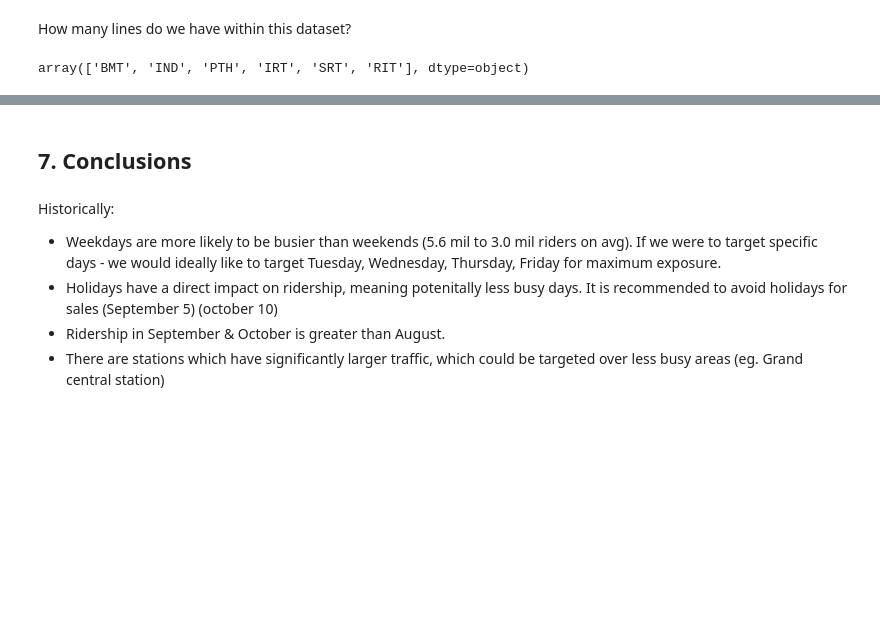
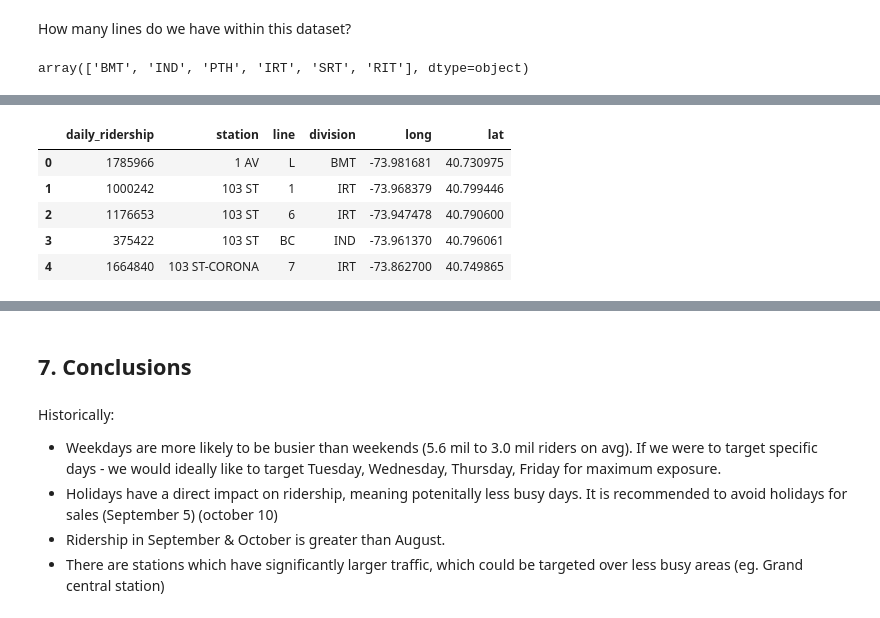
Before and after one commit to mrjgamble/K2DataScience, a Jupyter notebook: Projects/Project 1 - EDA/nyc_mta_analysis.ipynb, the cells around one changed output, grey strips where cells are left out. Drawn from its saved outputs; the diff is of its cells as text; code cells hidden in the pictures; blank space fills up the shorter version.

```diff
--- a/Projects/Project 1 - EDA/nyc_mta_analysis.ipynb
+++ b/Projects/Project 1 - EDA/nyc_mta_analysis.ipynb
@@ -352,0 +355,8 @@ array(['BMT', 'IND', 'PTH', 'IRT', 'SRT', 'RIT'], dtype=object)
+# %%
+# read in our subway locations & coordinates
+nyc_mta_locations = pd.read_csv('./data/nyc_mta_locations.csv')
+# %%
+# perform a summary of ridership per station
+ridership = nyc_mta.reset_index()
+nyc_mta_total_ridership = ridership.groupby(['station', 'line', 'division']).daily_ridership.sum().to_frame()
+nyc_mta_total_ridership.head()
@@ -352,0 +371,13 @@ array(['BMT', 'IND', 'PTH', 'IRT', 'SRT', 'RIT'], dtype=object)
+# %%
+# Merge the lat / long coordinates with our ridership summary
+nyc_mta_total_ridership = pd.merge(nyc_mta_total_ridership, nyc_mta_locations, left_index=True, right_on=['station', 'line','division'], how='left')
+
+# take a peek
+nyc_mta_total_ridership.head()
+# %% [output]
+|  | daily_ridership | station | line | division | long | lat |
+| 0 | 1785966 | 1 AV | L | BMT | -73.981681 | 40.730975 |
+| 1 | 1000242 | 103 ST | 1 | IRT | -73.968379 | 40.799446 |
+| 2 | 1176653 | 103 ST | 6 | IRT | -73.947478 | 40.790600 |
+| 3 | 375422 | 103 ST | BC | IND | -73.961370 | 40.796061 |
+| 4 | 1664840 | 103 ST-CORONA | 7 | IRT | -73.862700 | 40.749865 |
```
Also changed, not shown: parts of 9 cells of this notebook, 3 other files.
